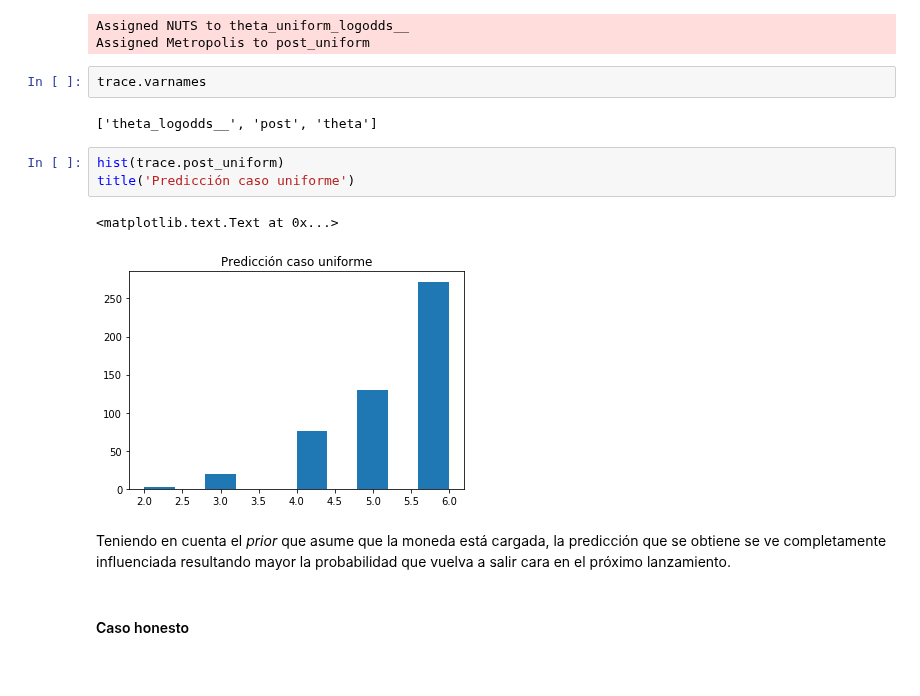
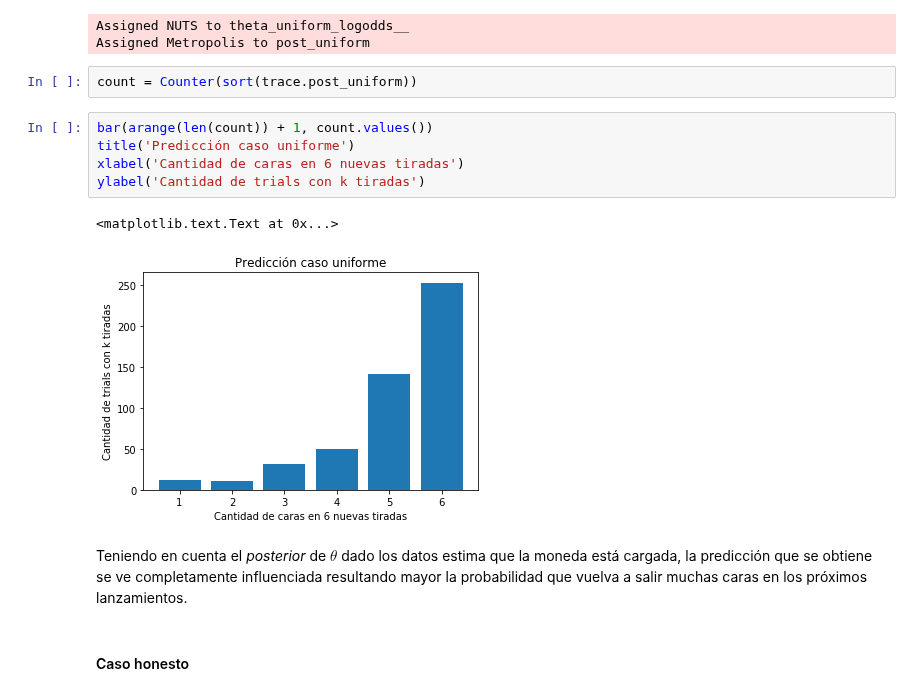
Before and after one commit to m2march/ciencia_datos, a Jupyter notebook: tp5/tp5.ipynb, the cells around one changed output. Drawn from its saved outputs; the diff is of its cells as text.

```diff
--- a/tp5/tp5.ipynb
+++ b/tp5/tp5.ipynb
@@ -152,18 +144,18 @@ with model_uniform:
 # %% [output]
 Assigned NUTS to theta_uniform_logodds__
 Assigned Metropolis to post_uniform
-# %%
-trace.varnames
-# %% [output]
-['theta_logodds__', 'post', 'theta']
-# %%
-hist(trace.post_uniform)
-title('Predicción caso uniforme')
-# %% [output]
-<matplotlib.text.Text at 0x...>
-[figure, removed]
+# %%
+count = Counter(sort(trace.post_uniform))
+# %%
+bar(arange(len(count)) + 1, count.values())
+title('Predicción caso uniforme')
+xlabel('Cantidad de caras en 6 nuevas tiradas')
+ylabel('Cantidad de trials con k tiradas')
+# %% [output]
+<matplotlib.text.Text at 0x...>
+[figure, added]
 # %% [markdown]
-Teniendo en cuenta el _prior_ que asume que la moneda está cargada, la predicción que se obtiene se ve completamente influenciada resultando mayor la probabilidad que vuelva a salir cara en el próximo lanzamiento.
+Teniendo en cuenta el _posterior_ de $\theta$ dado los datos estima que la moneda está cargada, la predicción que se obtiene se ve completamente influenciada resultando mayor la probabilidad que vuelva a salir muchas caras en los próximos lanzamientos.
 # %% [markdown]
 #### Caso honesto
 # %%
```
Also changed, not shown: parts of 39 cells of this notebook.
